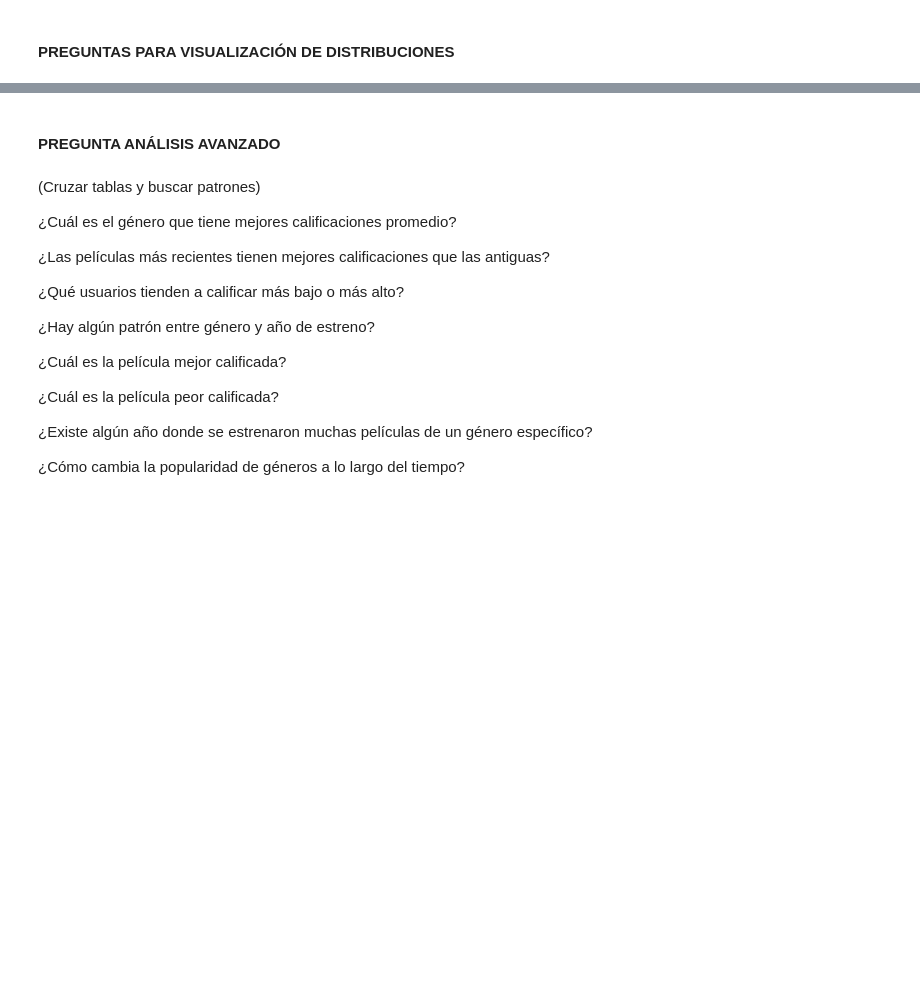
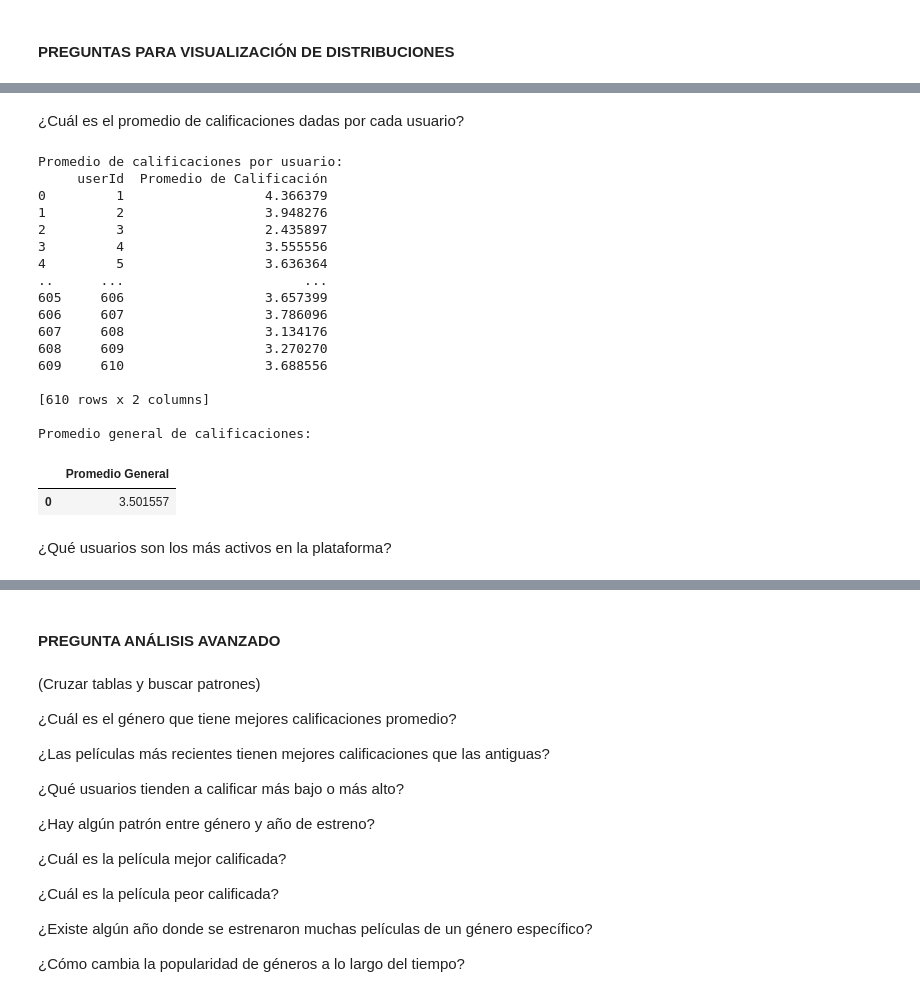
Before and after one commit to JuanCH94/Marketing, a Jupyter notebook: b_exploracion.ipynb, the cells around one changed output, grey strips where cells are left out. Drawn from its saved outputs; the diff is of its cells as text; code cells hidden in the pictures; blank space fills up the shorter version.

Commit message:
se respondieron las pregunatas de las distribuciones y se anexo codigo a cada pregunta

```diff
--- a/b_exploracion.ipynb
+++ b/b_exploracion.ipynb
@@ -328,0 +702,48 @@ Cómo es la distribución de las calificaciones?
+# %% [markdown]
+¿Cuál es el promedio de calificaciones dadas por cada usuario?
+# %%
+import pandas as pd
+
+# Assuming 'table_ratings' DataFrame is already loaded as in the provided code.
+
+# Calculate the average rating for each user
+average_rating_per_user = table_ratings.groupby('userId')['rating'].mean().reset_index()
+
+# Rename the columns for clarity
+average_rating_per_user.columns = ['userId', 'Promedio de Calificación']
+
+# Display the DataFrame
+print("Promedio de calificaciones por usuario:")
+print(average_rating_per_user)
+
+# Calculate the overall average rating
+overall_average_rating = table_ratings['rating'].mean()
+
+# Create a DataFrame for the overall average
+overall_average_df = pd.DataFrame({'Promedio General': [overall_average_rating]})
+
+# Display the overall average
+print("\nPromedio general de calificaciones:")
+overall_average_df
+# %% [output]
+Promedio de calificaciones por usuario:
+     userId  Promedio de Calificación
+0         1                  4.366379
+1         2                  3.948276
+2         3                  2.435897
+3         4                  3.555556
+4         5                  3.636364
+..      ...                       ...
+605     606                  3.657399
+606     607                  3.786096
+607     608                  3.134176
+608     609                  3.270270
+609     610                  3.688556
+
+[610 rows x 2 columns]
+
+Promedio general de calificaciones:
+|  | Promedio General |
+| 0 | 3.501557 |
+# %% [markdown]
+¿Qué usuarios son los más activos en la plataforma?
```
Also changed, not shown: parts of 42 cells of this notebook.
